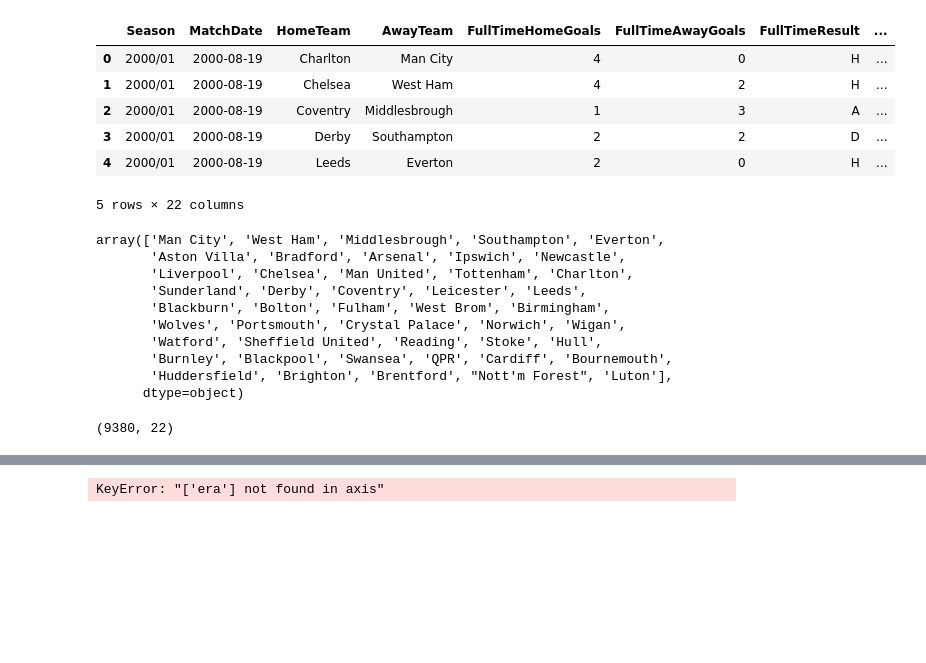
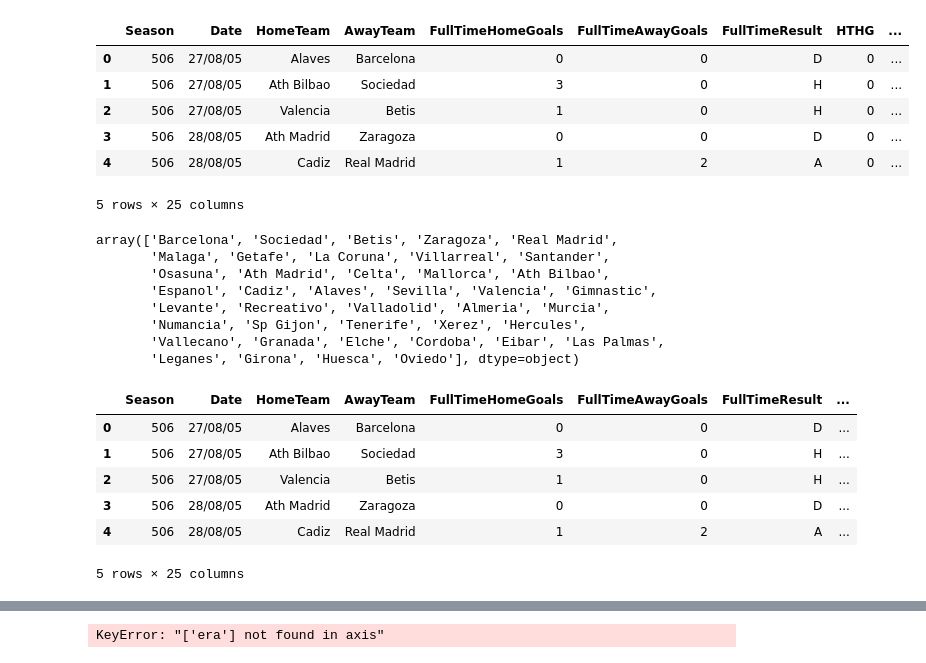
Before and after one commit to Ayomide906/BetCO, a Jupyter notebook: eda_betCO.ipynb, the cells around one changed output, grey strips where cells are left out. Cells and saved outputs as stored; diff of their text form; code cells hidden in the pictures; blank space fills up the shorter version.

```diff
--- a/eda_betCO.ipynb
+++ b/eda_betCO.ipynb
@@ -4,26 +4,24 @@ import numpy as np
 from matplotlib import pyplot as plt
 %matplotlib inline
 # %%
-df1=pd.read_csv('data/LaLiga_Matches.csv')
+df1=pd.read_csv('data/LaLiga_Detailed.csv')
 df1.head()
 # %% [output]
-|  | Season | MatchDate | HomeTeam | AwayTeam | FullTimeHomeGoals | FullTimeAwayGoals | FullTimeResult | ... |
-| 0 | 2000/01 | 2000-08-19 | Charlton | Man City | 4 | 0 | H | ... |
-| 1 | 2000/01 | 2000-08-19 | Chelsea | West Ham | 4 | 2 | H | ... |
-| 2 | 2000/01 | 2000-08-19 | Coventry | Middlesbrough | 1 | 3 | A | ... |
-| 3 | 2000/01 | 2000-08-19 | Derby | Southampton | 2 | 2 | D | ... |
-| 4 | 2000/01 | 2000-08-19 | Leeds | Everton | 2 | 0 | H | ... |
+|  | Season | Date | HomeTeam | AwayTeam | FullTimeHomeGoals | FullTimeAwayGoals | FullTimeResult | HTHG | ... |
+| 0 | 506 | 27/08/05 | Alaves | Barcelona | 0 | 0 | D | 0 | ... |
+| 1 | 506 | 27/08/05 | Ath Bilbao | Sociedad | 3 | 0 | H | 0 | ... |
+| 2 | 506 | 27/08/05 | Valencia | Betis | 1 | 0 | H | 0 | ... |
+| 3 | 506 | 28/08/05 | Ath Madrid | Zaragoza | 0 | 0 | D | 0 | ... |
+| 4 | 506 | 28/08/05 | Cadiz | Real Madrid | 1 | 2 | A | 0 | ... |
-5 rows × 22 columns
+5 rows × 25 columns
 # %%
 df1.AwayTeam.unique()
 # %% [output]
-array(['Man City', 'West Ham', 'Middlesbrough', 'Southampton', 'Everton',
-       'Aston Villa', 'Bradford', 'Arsenal', 'Ipswich', 'Newcastle',
-       'Liverpool', 'Chelsea', 'Man United', 'Tottenham', 'Charlton',
-       'Sunderland', 'Derby', 'Coventry', 'Leicester', 'Leeds',
-       'Blackburn', 'Bolton', 'Fulham', 'West Brom', 'Birmingham',
-       'Wolves', 'Portsmouth', 'Crystal Palace', 'Norwich', 'Wigan',
-       'Watford', 'Sheffield United', 'Reading', 'Stoke', 'Hull',
-       'Burnley', 'Blackpool', 'Swansea', 'QPR', 'Cardiff', 'Bournemouth',
-       'Huddersfield', 'Brighton', 'Brentford', "Nott'm Forest", 'Luton'],
-      dtype=object)
+array(['Barcelona', 'Sociedad', 'Betis', 'Zaragoza', 'Real Madrid',
+       'Malaga', 'Getafe', 'La Coruna', 'Villarreal', 'Santander',
+       'Osasuna', 'Ath Madrid', 'Celta', 'Mallorca', 'Ath Bilbao',
+       'Espanol', 'Cadiz', 'Alaves', 'Sevilla', 'Valencia', 'Gimnastic',
+       'Levante', 'Recreativo', 'Valladolid', 'Almeria', 'Murcia',
+       'Numancia', 'Sp Gijon', 'Tenerife', 'Xerez', 'Hercules',
+       'Vallecano', 'Granada', 'Elche', 'Cordoba', 'Eibar', 'Las Palmas',
+       'Leganes', 'Girona', 'Huesca', 'Oviedo'], dtype=object)
@@ -30,6 +30,12 @@ array(['Man City', 'West Ham', 'Middlesbrough', 'Southampton', 'Everton',
 # %%
-df1.shape
+df1.head()
 # %% [output]
+|  | Season | Date | HomeTeam | AwayTeam | FullTimeHomeGoals | FullTimeAwayGoals | FullTimeResult | ... |
+| 0 | 506 | 27/08/05 | Alaves | Barcelona | 0 | 0 | D | ... |
+| 1 | 506 | 27/08/05 | Ath Bilbao | Sociedad | 3 | 0 | H | ... |
+| 2 | 506 | 27/08/05 | Valencia | Betis | 1 | 0 | H | ... |
+| 3 | 506 | 28/08/05 | Ath Madrid | Zaragoza | 0 | 0 | D | ... |
+| 4 | 506 | 28/08/05 | Cadiz | Real Madrid | 1 | 2 | A | ... |
-(9380, 22)
+5 rows × 25 columns
 # %%
 df1.describe()
```
Also changed, not shown: parts of 84 cells of this notebook, 30 other files.
